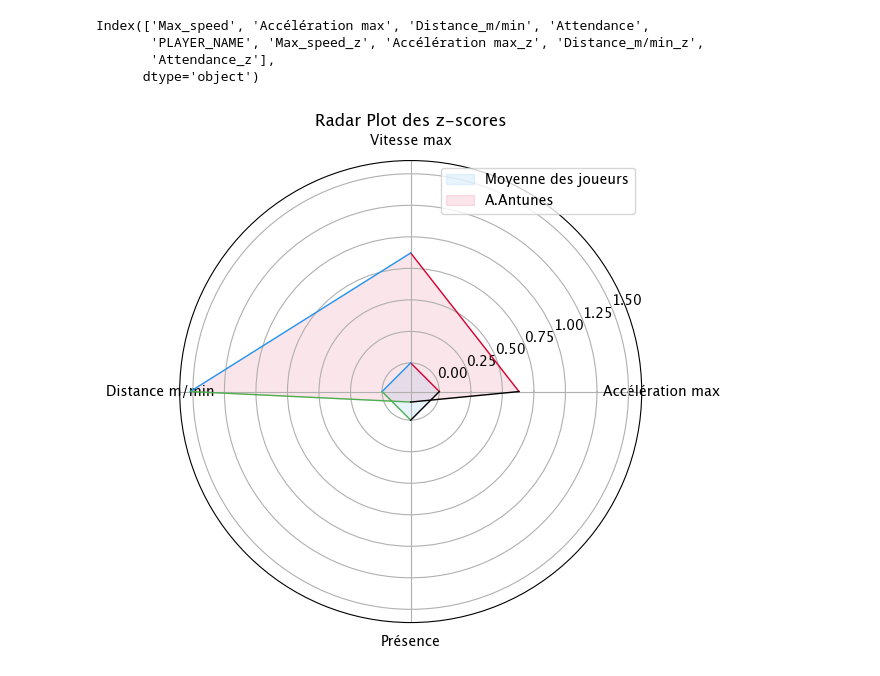
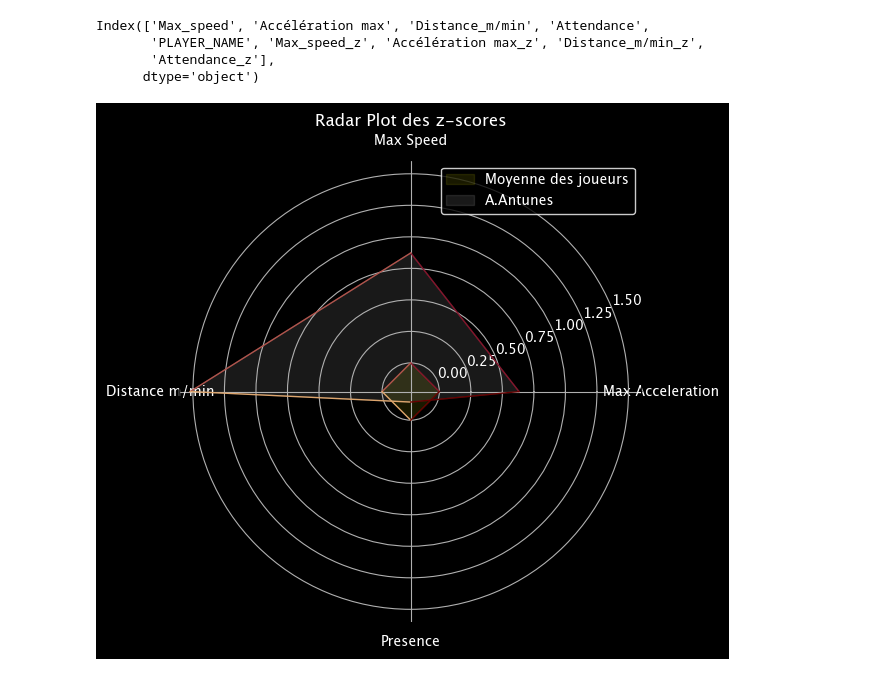
Before and after one commit to cosaph/Stage-2A, a Jupyter notebook: indice_perf.ipynb, the cells around one changed output. Drawn from its saved outputs; the diff is of its cells as text; code cells hidden in the pictures.

```diff
--- a/indice_perf.ipynb
+++ b/indice_perf.ipynb
@@ -124,38 +125,46 @@ import matplotlib.pyplot as plt
 from math import pi
 
 # L'équipe
-categories = ['Accélération max', 'Vitesse max', 'Distance m/min', 'Présence']
+categories = ['Max Acceleration', 'Max Speed', 'Distance m/min', 'Presence']
+
 values_mean = [acc_mean, speed_mean, distance_mean, attendance_mean]
 values_mean += values_mean[:1]
 
 # Le joueur
 player = "A.Antunes"
 player_data = df.loc[player]
 values_player = player_data[['Accélération max_z', 'Max_speed_z', 'Distance_m/min_z', 'Attendance_z']].values.flatten().tolist()
 values_player += values_player[:1]
 
 N = len(categories)
 angles = [n / float(N) * 2 * pi for n in range(N)]
 angles += angles[:1]
 
 fig, ax = plt.subplots(figsize=(6, 6), subplot_kw=dict(polar=True))
-plt.xticks(angles[:-1], categories)
+plt.xticks(angles[:-1], categories, color='white')
 
-colors = ['#D70232', '#2196F3', '#4CAF50', '#000000']
+colors = ['#85142b','#b2544c','#dda56d','#660000']
 
 for i in range(N):
     ax.plot(angles[i:i+2], values_mean[i:i+2], linewidth=1, linestyle='solid', color=colors[i])
 
-ax.fill(angles, values_mean, color='#2196F3', alpha=0.1, label='Moyenne des joueurs')
+ax.fill(angles, values_mean, color='yellow', alpha=0.1, label='Moyenne des joueurs')
 
 for i in range(N):
     ax.plot(angles[i:i+2], values_player[i:i+2], linewidth=1, linestyle='solid', color=colors[i])
 
-ax.fill(angles, values_player, color='#D70232', alpha=0.1, label=player)
+ax.fill(angles, values_player, color='white', alpha=0.1, label=player)
 
-plt.title('Radar Plot des z-scores')
-plt.legend(loc='upper right')
+# Fait le fond du graphique en noir
+ax.set_facecolor('black')
+fig.patch.set_facecolor('black')
+
+# Paramètres pour que tous les textes soient en blanc
+plt.rcParams.update({'text.color' : "white", 'axes.labelcolor' : "white", 'xtick.color' : "white", 'ytick.color' : "white"})
+
+plt.title('Radar Plot des z-scores', color='white')
+plt.legend(loc='upper right', facecolor='black', edgecolor='white')
 
 plt.show()
 # %% [output]
-[figure, old version]
+[figure, new version]
```
Also changed, not shown: parts of 7 cells of this notebook, 1 other file.
